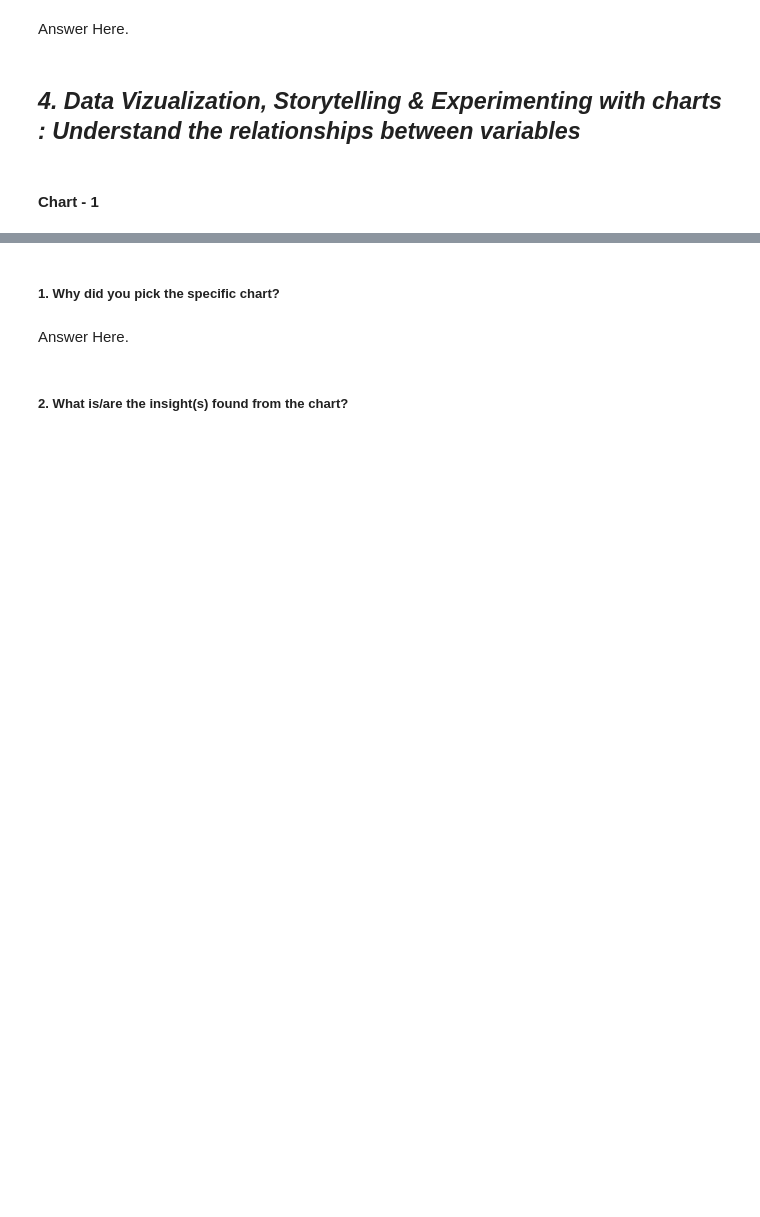
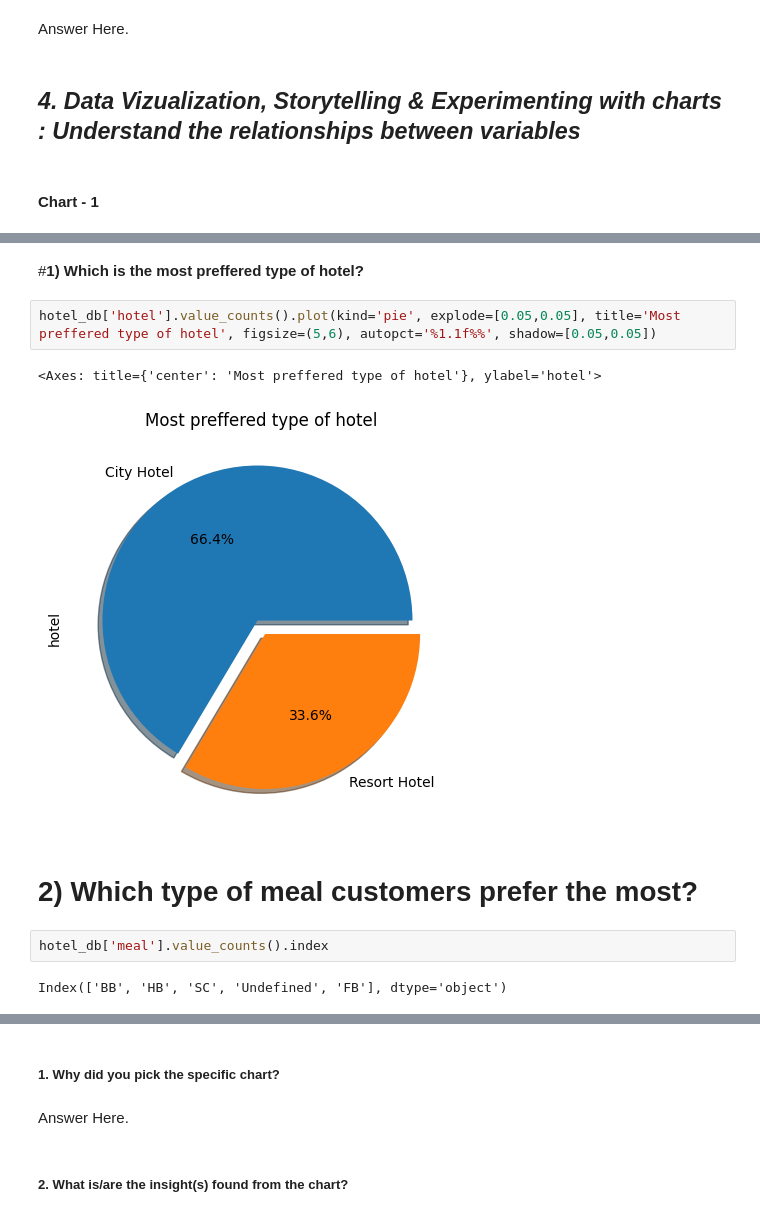
Before and after one commit to Mayank783/Hotel_booking_eda, a Jupyter notebook: Hotel_Booking_Analysis.ipynb, the cells around one changed output, grey strips where cells are left out. Cells and saved outputs as stored; diff of their text form; blank space fills up the shorter version.

```diff
--- a/Hotel_Booking_Analysis.ipynb
+++ b/Hotel_Booking_Analysis.ipynb
@@ -271,0 +281,13 @@ hotel_db.head()
+# %% [markdown]
+#**1) Which is the most preffered type of hotel?**
+# %%
+hotel_db['hotel'].value_counts().plot(kind='pie', explode=[0.05,0.05], title='Most preffered type of hotel', figsize=(5,6), autopct='%1.1f%%', shadow=[0.05,0.05])
+# %% [output]
+<Axes: title={'center': 'Most preffered type of hotel'}, ylabel='hotel'>
+[figure, added]
+# %% [markdown]
+# **2) Which type of meal customers prefer the most?**
+# %%
+hotel_db['meal'].value_counts().index
+# %% [output]
+Index(['BB', 'HB', 'SC', 'Undefined', 'FB'], dtype='object')
```
Also changed, not shown: parts of 8 cells of this notebook.
